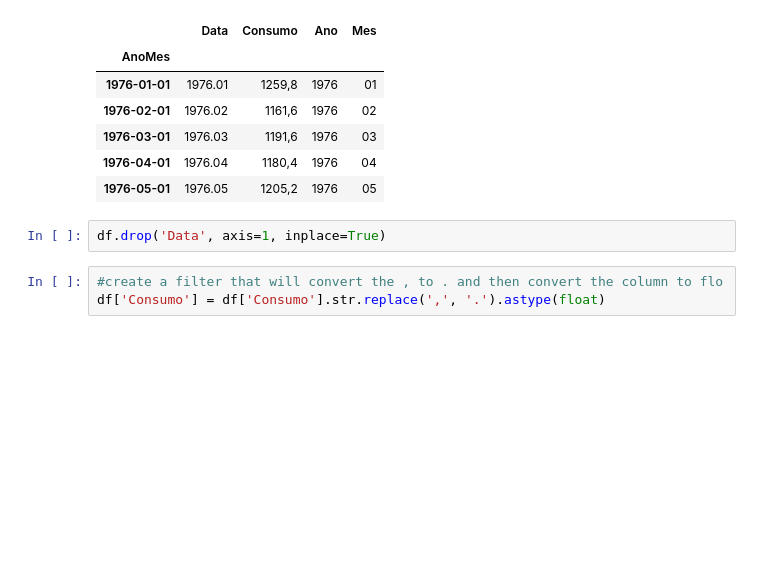
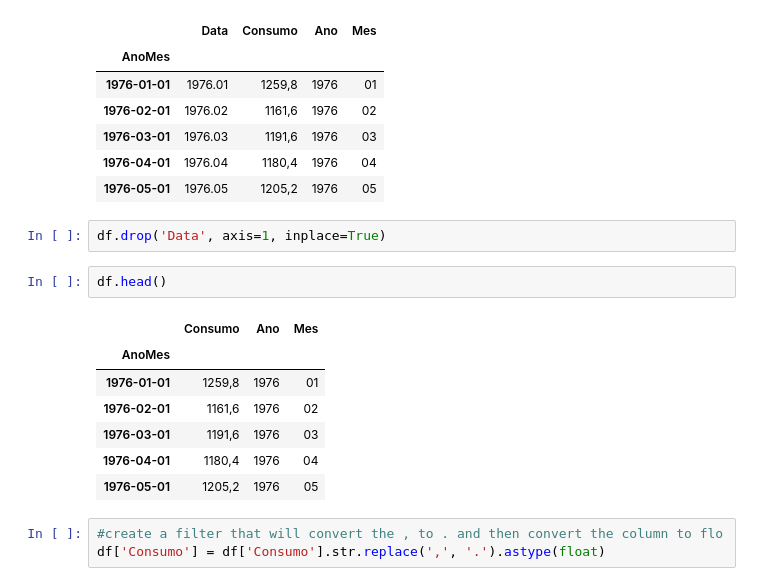
Before and after one commit to kccas35/Data-projeto-6, a Jupyter notebook: data/projeto6teste1.ipynb, the cells around one changed output. Saved outputs shown, nothing was run; the diff lists cells and outputs as text; blank space fills up the shorter version.

```diff
--- a/data/projeto6teste1.ipynb
+++ b/data/projeto6teste1.ipynb
@@ -69,6 +76,16 @@ df.head()
 | 1976-05-01 | 1976.05 | 1205,2 | 1976 | 05 |
 # %%
 df.drop('Data', axis=1, inplace=True)
+# %%
+df.head()
+# %% [output]
+|  | Consumo | Ano | Mes |
+| AnoMes |  |  |  |
+| 1976-01-01 | 1259,8 | 1976 | 01 |
+| 1976-02-01 | 1161,6 | 1976 | 02 |
+| 1976-03-01 | 1191,6 | 1976 | 03 |
+| 1976-04-01 | 1180,4 | 1976 | 04 |
+| 1976-05-01 | 1205,2 | 1976 | 05 |
 # %%
 #create a filter that will convert the , to . and then convert the column to flo
 df['Consumo'] = df['Consumo'].str.replace(',', '.').astype(float)
```
Also changed, not shown: parts of 7 cells of this notebook.
